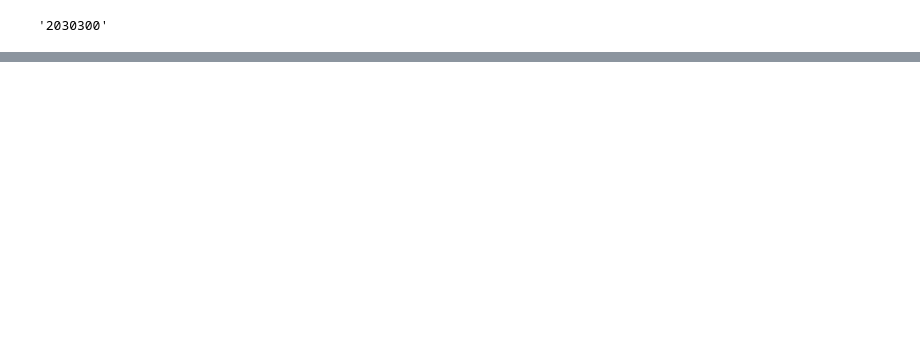
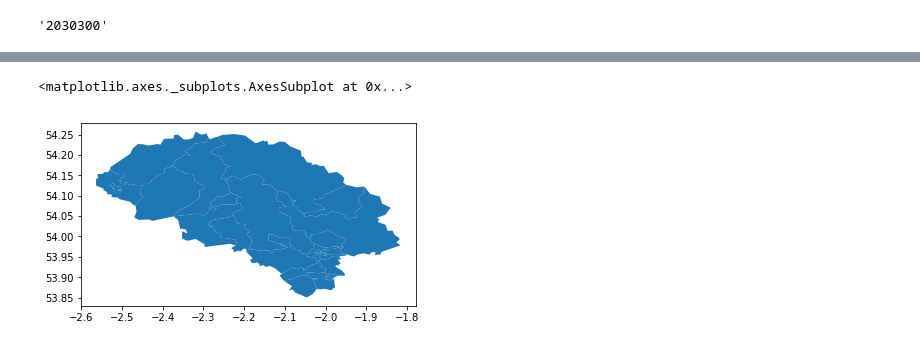
Before and after one commit to EnglishDevil/dbpractice, a Jupyter notebook: Craven Mult Ind Depre practice.ipynb, the cells around one changed output, grey strips where cells are left out. Saved outputs shown, nothing was run; the diff lists cells and outputs as text; code cells hidden in the pictures; blank space fills up the shorter version.

```diff
--- a/Craven Mult Ind Depre practice.ipynb
+++ b/Craven Mult Ind Depre practice.ipynb
@@ -96,3 +104,5 @@ gdal.VersionInfo()
 # %%
-gdf = gpd.read_file(https://opendata.arcgis.com/datasets/da831f80764346889837c72508f046fa_1.geojson)
+#this is for the LSOA
+lsoa_gdf = gpd.read_file('https://opendata.arcgis.com/datasets/da831f80764346889837c72508f046fa_3.geojson')
+lsoa_gdf.head()
 # %% [output]
@@ -99,0 +115,5 @@ SyntaxError: invalid syntax (<ipython-input-5-a1850b8e3cf2>, line 1)
+# %%
+#truncate it down using a contains wild card type argument
+cravengdf = lsoa_gdf[['Craven' in x for x in lsoa_gdf['lsoa11nm']]]
+cravengdf.info()
+cravengdf.head(32)
@@ -99,0 +150,5 @@ SyntaxError: invalid syntax (<ipython-input-5-a1850b8e3cf2>, line 1)
+# %%
+cravengdf.plot()
+# %% [output]
+<matplotlib.axes._subplots.AxesSubplot at 0x...>
+[figure, added]
```
Also changed, not shown: parts of 9 cells of this notebook.
